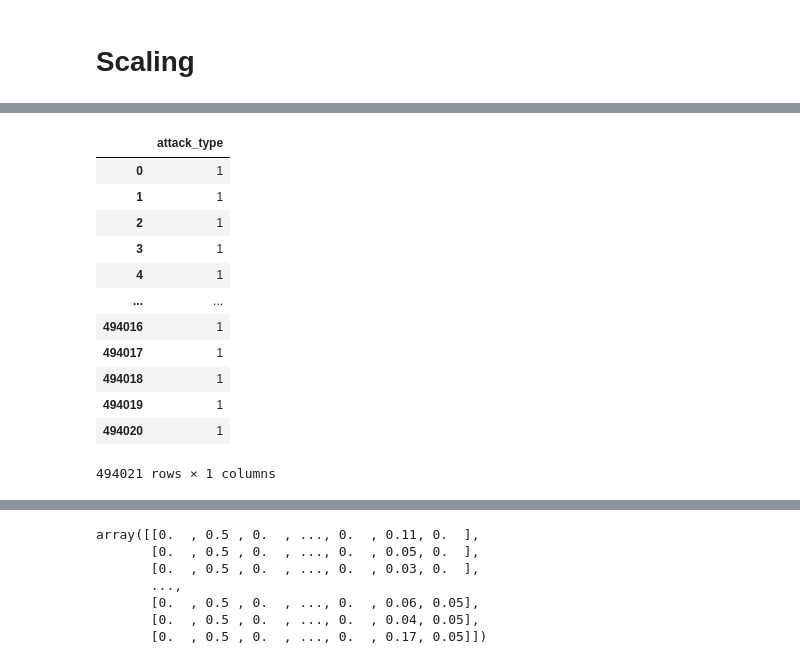
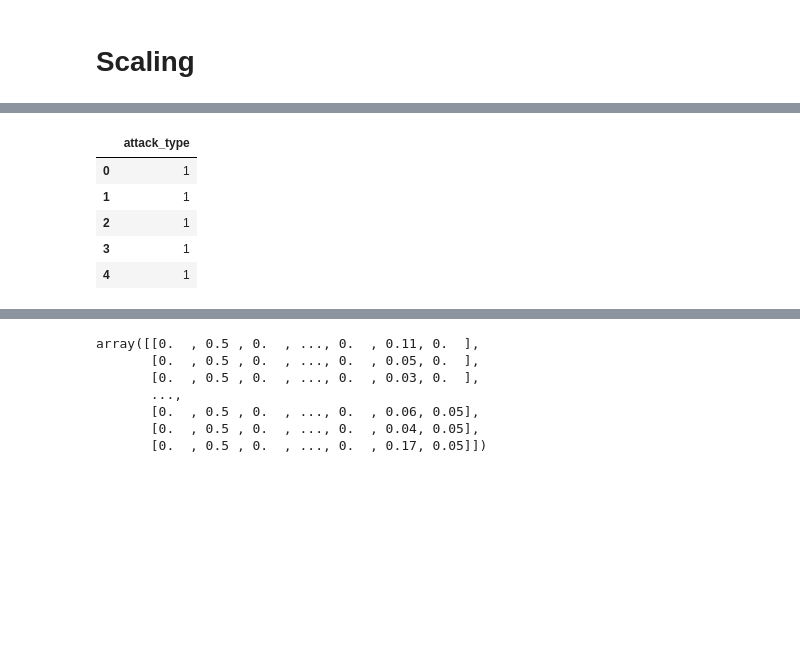
Before and after one commit to hasan-rakibul/AI-cybersec, a Jupyter notebook: Lab 5/lab_5.ipynb, the cells around one changed output, grey strips where cells are left out. Cells and saved outputs as stored; diff of their text form; code cells hidden in the pictures; blank space fills up the shorter version.

```diff
--- a/Lab 5/lab_5.ipynb
+++ b/Lab 5/lab_5.ipynb
@@ -364,19 +391,12 @@ from sklearn.preprocessing import MinMaxScaler
 y = df[['attack_type']]
 X = df.drop(['attack_type'], axis=1)
 # %%
-y
+y.head()
 # %% [output]
 |  | attack_type |
 | 0 | 1 |
 | 1 | 1 |
 | 2 | 1 |
 | 3 | 1 |
 | 4 | 1 |
-| ... | ... |
-| 494016 | 1 |
-| 494017 | 1 |
-| 494018 | 1 |
-| 494019 | 1 |
-| 494020 | 1 |
-494021 rows × 1 columns
 # %%
```
Also changed, not shown: parts of 9 cells of this notebook.
